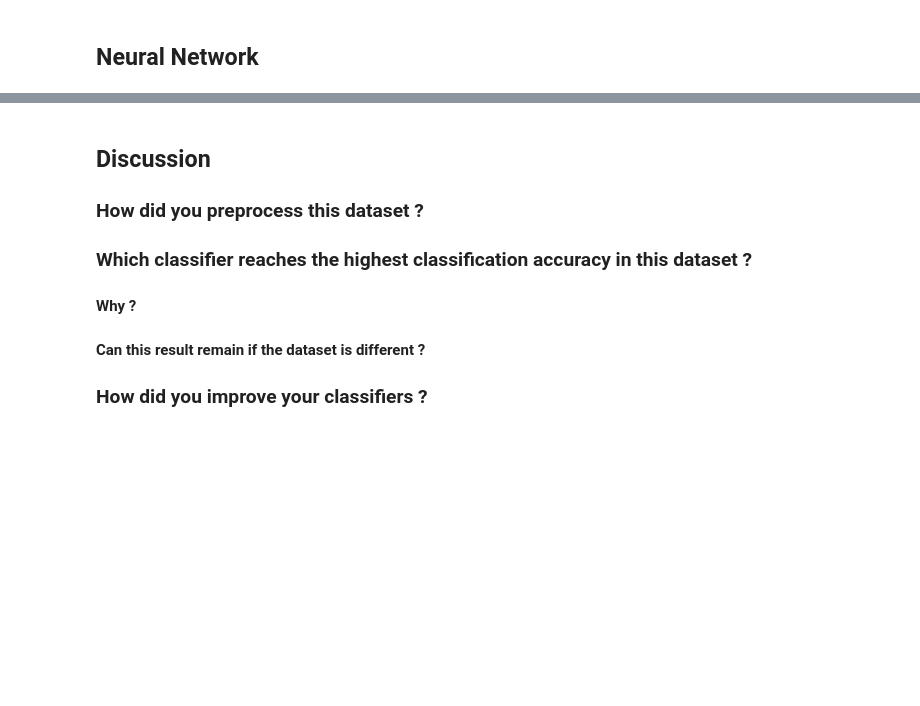
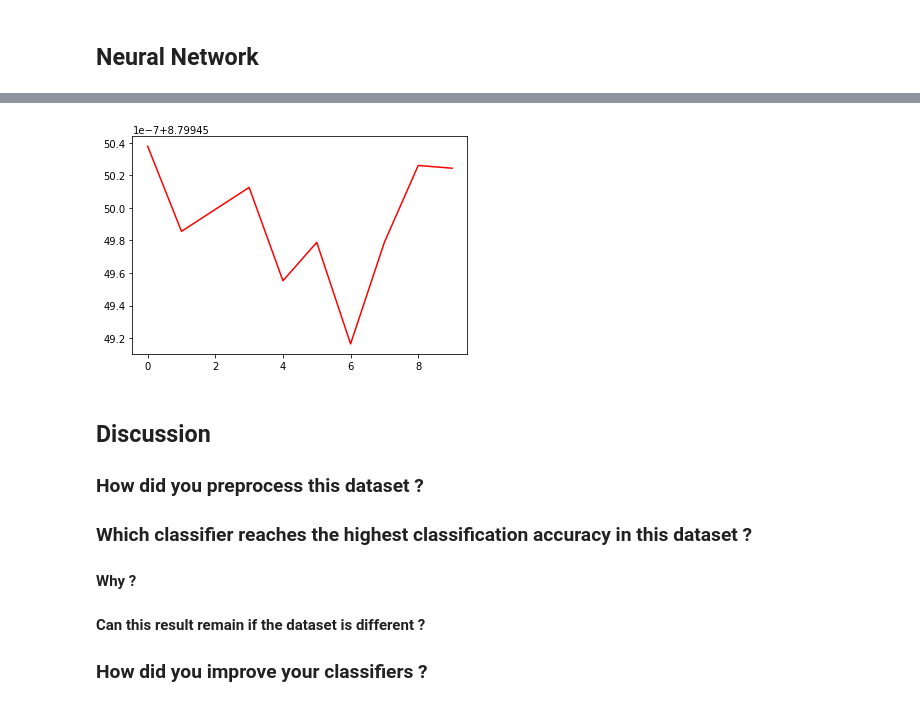
Before and after one commit to kevin110604/FDA_regression_svm_nn, a Jupyter notebook: FDA_hw3.ipynb, the cells around one changed output, grey strips where cells are left out. Drawn from its saved outputs; the diff is of its cells as text; code cells hidden in the pictures; blank space fills up the shorter version.

```diff
--- a/FDA_hw3.ipynb
+++ b/FDA_hw3.ipynb
@@ -114,0 +187,24 @@ from tqdm import tqdm
+# %%
+input_dimension = 5
+hidden_units = 10    # how many neurons in the hidden layer
+activation = 'relu'  # activation function for hidden layer
+l2 = 0.001           # regularization - how much we penalize large parameter values
+learning_rate = 0.1  # how big our steps are in gradient descent
+epochs = 20          # how many epochs to train for
+batch_size = 32      # how many samples to use for each gradient descent update
+# %%
+# create a sequential model
+model = models.Sequential()
+# add the hidden layer
+model.add(layers.Dense(input_dim=input_dimension,
+                       units=hidden_units,
+                       activation=activation))
+# add the output layer
+model.add(layers.Dense(input_dim=hidden_units,
+                       units=1,
+                       activation='sigmoid'))
+# define our loss function and optimizer
+# Adam is a kind of gradient descent
+model.compile(loss='binary_crossentropy',
+              optimizer=optimizers.Adam(lr=learning_rate),
+              metrics=['accuracy'])
@@ -114,0 +215,9 @@ from tqdm import tqdm
+# %%
+# train the parameters
+history = model.fit(x_train, y_train, epochs=10, batch_size=batch_size)
+
+# evaluate accuracy
+train_acc = model.evaluate(x_train, y_train, batch_size=32)[1]
+test_acc = model.evaluate(x_test, y_test, batch_size=32)[1]
+print('Training accuracy: %s' % train_acc)
+print('Testing accuracy: %s' % test_acc)
@@ -115,3 +262,9 @@ from tqdm import tqdm
+# %%
+losses = history.history['loss']
+plt.plot(range(len(losses)), losses, 'r')
+plt.show()
+# %% [output]
+[figure, added]
 # %% [markdown]
 ## Discussion
 
```
Also changed, not shown: parts of 16 cells of this notebook.
